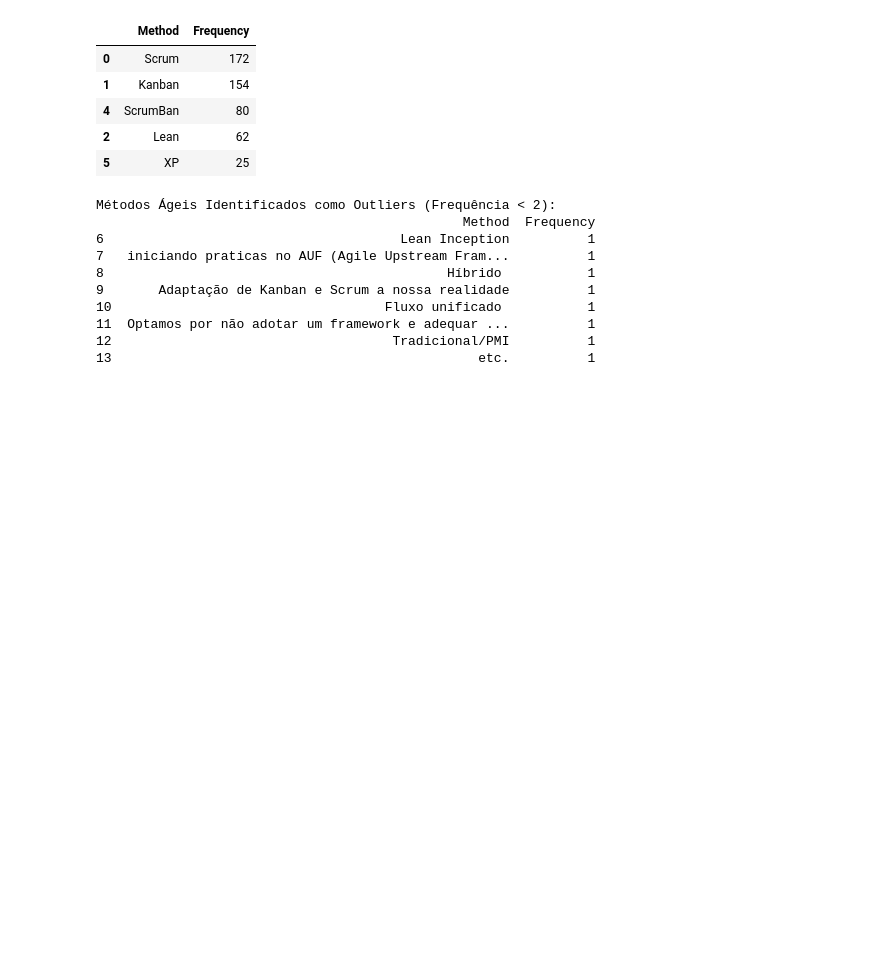
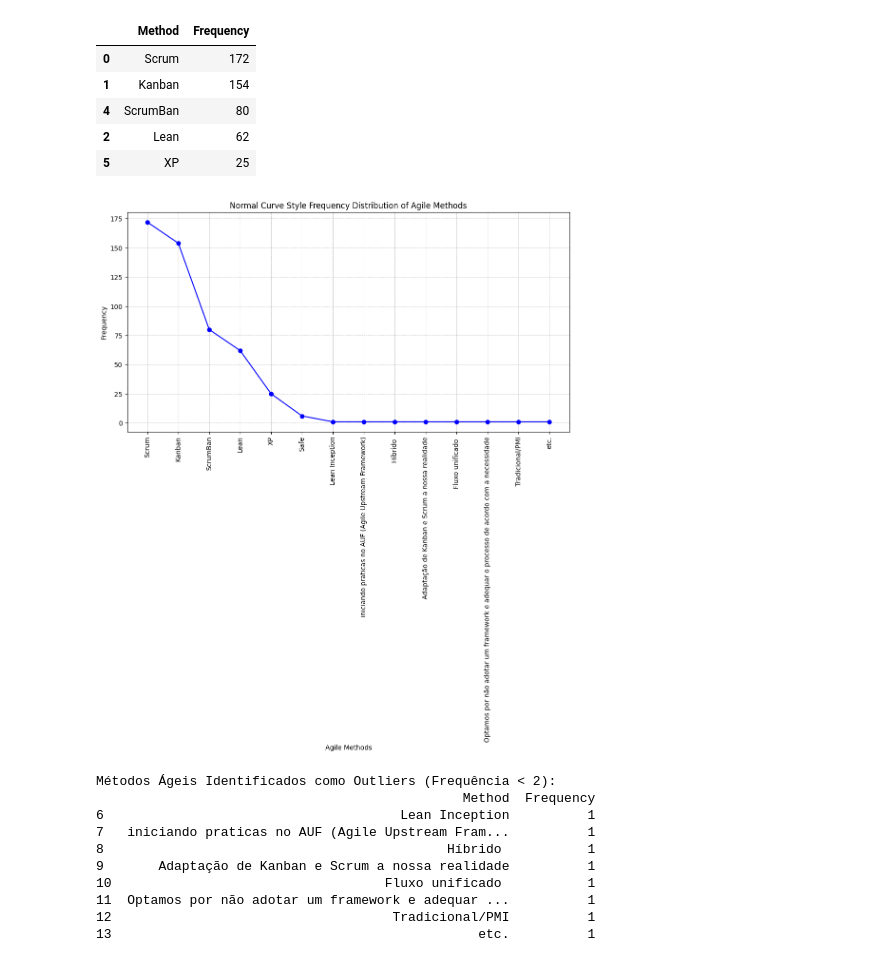
Before and after one commit to viniciuslunardi/tcc, a Jupyter notebook: collaborative_filtering/clean_outliers.ipynb, the cells around one changed output. Saved outputs shown, nothing was run; the diff lists cells and outputs as text; code cells hidden in the pictures; blank space fills up the shorter version.

Commit message:
fixing outlier detection

```diff
--- a/collaborative_filtering/clean_outliers.ipynb
+++ b/collaborative_filtering/clean_outliers.ipynb
@@ -65,11 +13,0 @@ Index(['Delivery to customer', 'Clima', 'Horas extras',
-# %%
-# Verifique se todos os valores na coluna 'sanitized_metrics' são strings
-df['sanitized_metrics'] = df['sanitized_metrics'].astype(str)
-
-# Remover métricas outliers de sanitized_metrics
-df['sanitized_metrics'] = df['sanitized_metrics'].apply(
-    lambda x: ', '.join([metric for metric in x.split(', ') if metric not in low_frequency_outliers])
-)
-
-# Verificar os valores atualizados
-df['sanitized_metrics'].head()
@@ -145,3 +55,22 @@ frequencies = methods_freq_sorted['Frequency']
+# %%
+methods_freq_sorted = methods_freq_df.sort_values(by='Frequency', ascending=False)
+
+# Extrair os valores para o eixo x (métodos) e y (frequência)
+methods = methods_freq_sorted['Method']
+frequencies = methods_freq_sorted['Frequency']
+
+# Plotar a distribuição de frequência
+plt.figure(figsize=(12, 6))
+plt.plot(range(len(methods)), frequencies, marker='o', linestyle='-', color='blue')
+plt.xticks(range(len(methods)), methods, rotation=90)
+plt.xlabel('Agile Methods')
+plt.ylabel('Frequency')
+plt.title('Normal Curve Style Frequency Distribution of Agile Methods')
+plt.grid(True, which='both', linestyle='--', linewidth=0.5)
+plt.tight_layout()
+plt.show()
+# %% [output]
+[figure, added]
 # %%
 # Identificar os métodos ágeis cuja frequência é menor que 2
 outliers = methods_freq_df[methods_freq_df['Frequency'] < 2]
```
Also changed, not shown: parts of 17 cells of this notebook, 42 other files.
